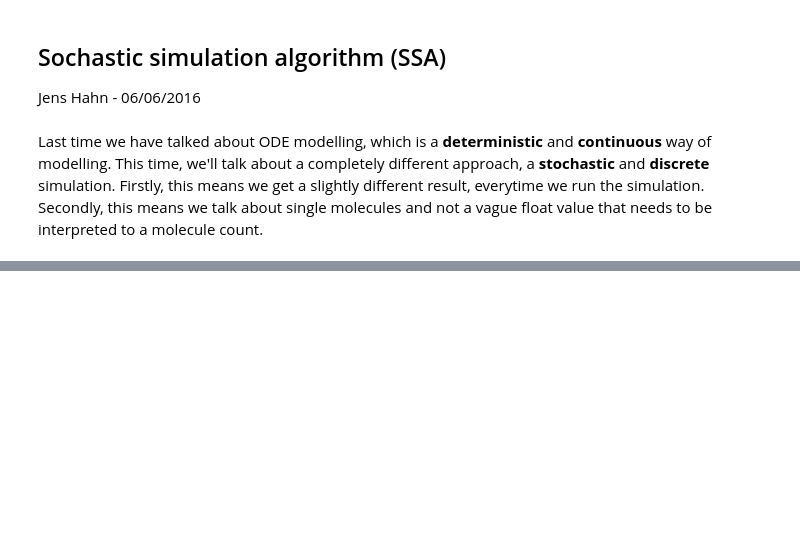
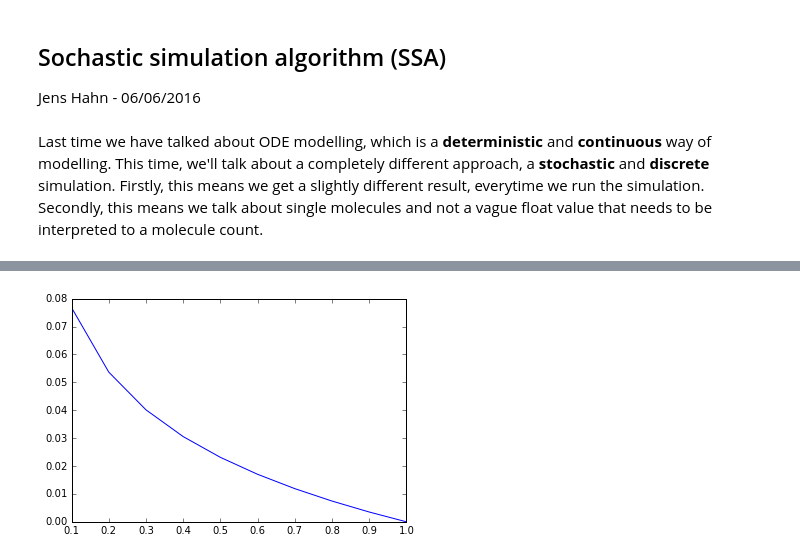
Before and after one commit to LKnopf/fachkurs_master, a Jupyter notebook: 07_modelling/20160606_SSAcomplete.ipynb, the cells around one changed output, grey strips where cells are left out. Cells and saved outputs as stored; diff of their text form; code cells hidden in the pictures; blank space fills up the shorter version.

```diff
--- a/07_modelling/20160606_SSAcomplete.ipynb
+++ b/07_modelling/20160606_SSAcomplete.ipynb
@@ -37,10 +19,0 @@ else
-# %%
-accumulate = 0
-i = 0
-scaledRandomNumber = uniformRandomNumber() * R
-while accumulate < scaledRandomNumber do
-    begin
-    i = i + 1
-    accumulate = accumulate + n[i]
-    end;
-Fire the ith reaction
@@ -46,0 +203,12 @@ Fire the ith reaction
+# %%
+import math
+r1 = [(i+1)/10 for i in range(10)]
+R_sum = 30
+t = [(-(1./R_sum)*math.log(r)) for r in r1]
+# %%
+import matplotlib.pyplot as pyp
+%matplotlib inline
+pyp.plot(r1, t)
+pyp.show()
+# %% [output]
+[figure, added]
```
Also changed, not shown: parts of 12 cells of this notebook.
